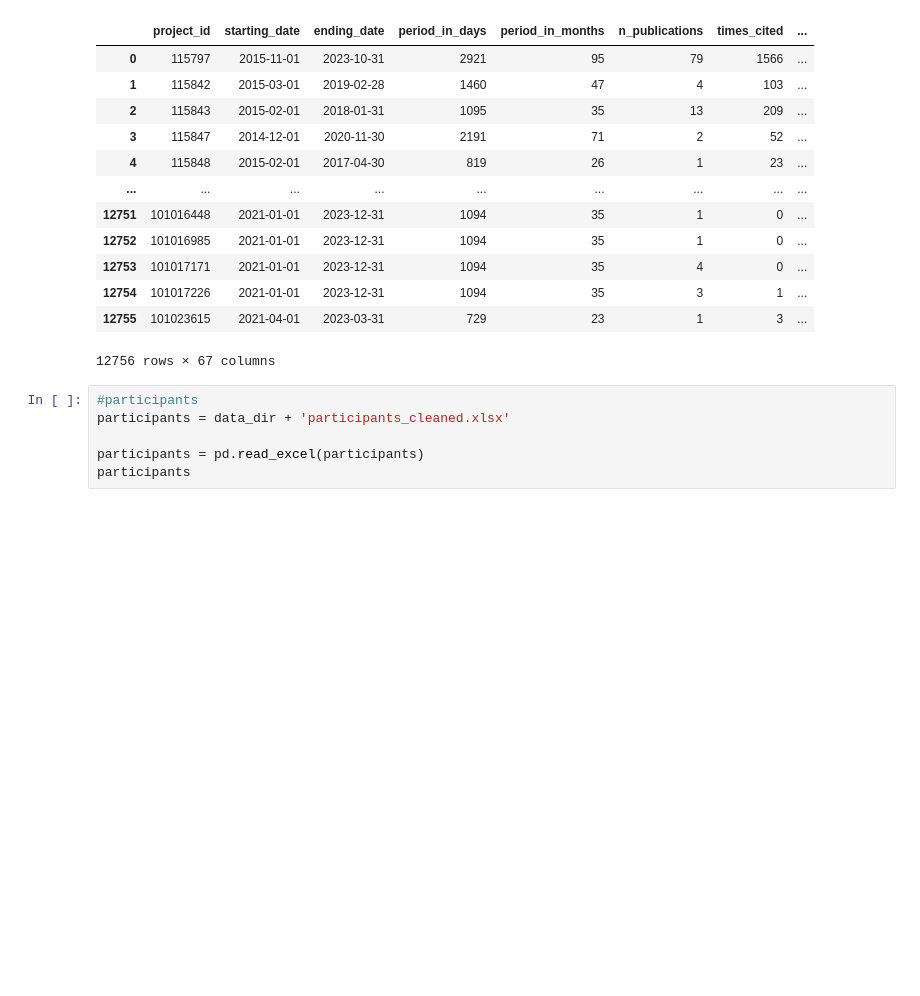
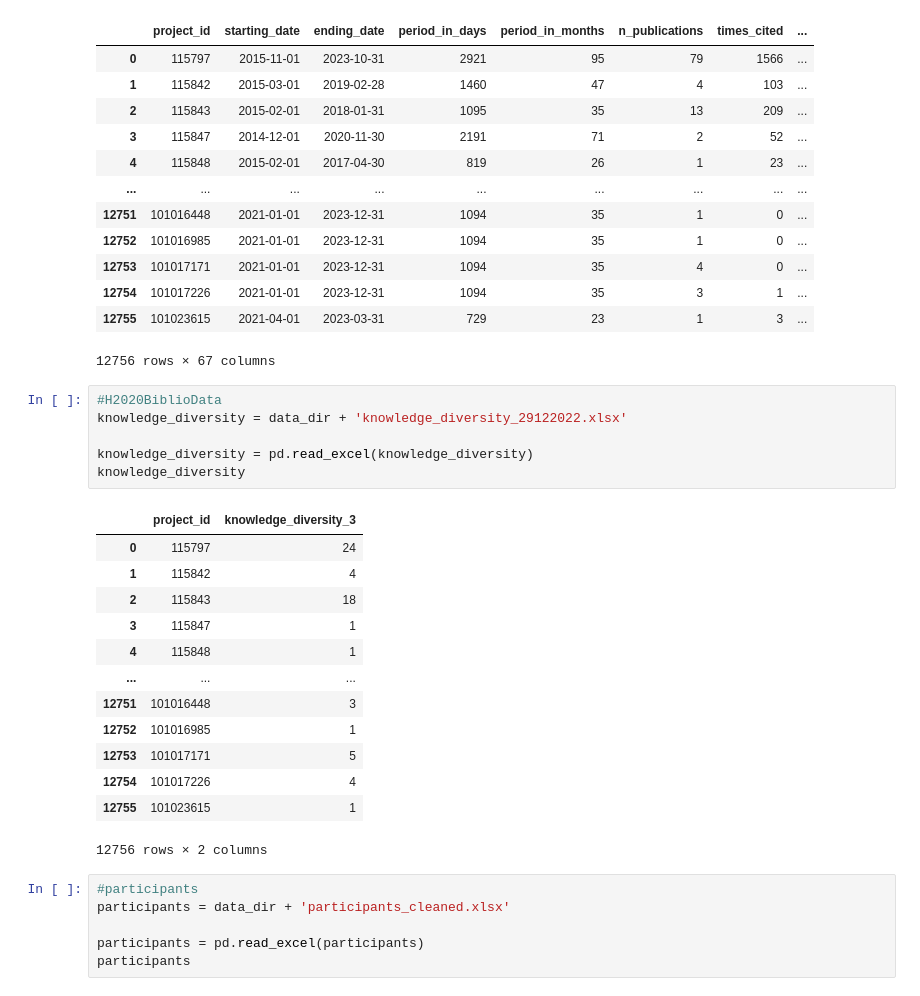
Before and after one commit to davidebonaglia/Excellent-Science, a Jupyter notebook: Code/Python/productivity_model database.ipynb, the cells around one changed output. Drawn from its saved outputs; the diff is of its cells as text; blank space fills up the shorter version.

```diff
--- a/Code/Python/productivity_model database.ipynb
+++ b/Code/Python/productivity_model database.ipynb
@@ -22,6 +22,26 @@ H2020BiblioData
 | 12754 | 101017226 | 2021-01-01 | 2023-12-31 | 1094 | 35 | 3 | 1 | ... |
 | 12755 | 101023615 | 2021-04-01 | 2023-03-31 | 729 | 23 | 1 | 3 | ... |
 12756 rows × 67 columns
+# %%
+#H2020BiblioData
+knowledge_diversity = data_dir + 'knowledge_diversity_29122022.xlsx'
+
+knowledge_diversity = pd.read_excel(knowledge_diversity)
+knowledge_diversity
+# %% [output]
+|  | project_id | knowledge_diversity_3 |
+| 0 | 115797 | 24 |
+| 1 | 115842 | 4 |
+| 2 | 115843 | 18 |
+| 3 | 115847 | 1 |
+| 4 | 115848 | 1 |
+| ... | ... | ... |
+| 12751 | 101016448 | 3 |
+| 12752 | 101016985 | 1 |
+| 12753 | 101017171 | 5 |
+| 12754 | 101017226 | 4 |
+| 12755 | 101023615 | 1 |
+12756 rows × 2 columns
 # %%
 #participants
 participants = data_dir + 'participants_cleaned.xlsx'
```
Also changed, not shown: parts of 2 cells of this notebook, 1 other file.
